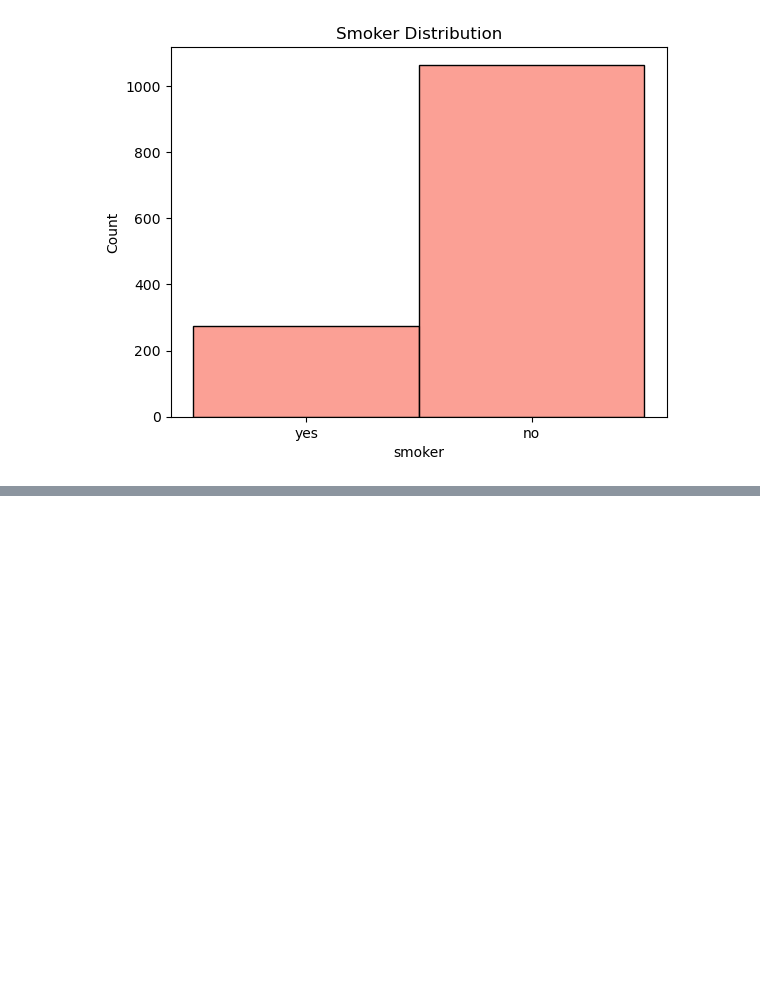
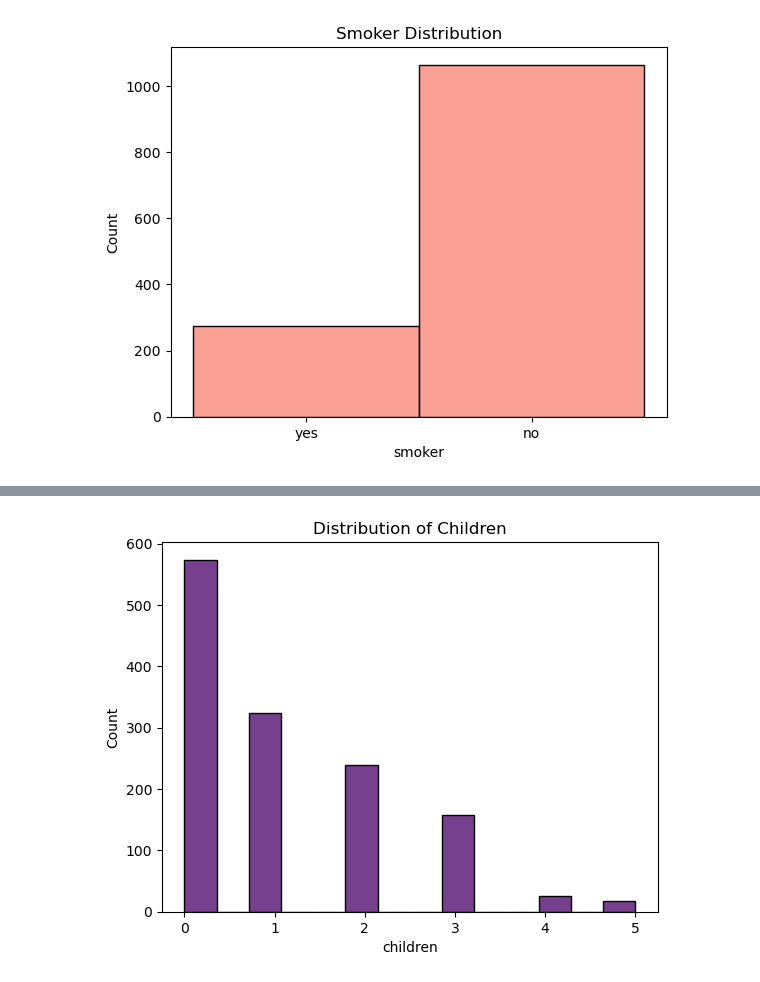
Before and after one commit to MikaMohd/Project-4-Group-7, a Jupyter notebook: group_7_RandomForrestRegressor.ipynb, the cells around one changed output, grey strips where cells are left out. Cells and saved outputs as stored; diff of their text form; code cells hidden in the pictures; blank space fills up the shorter version.

```diff
--- a/group_7_RandomForrestRegressor.ipynb
+++ b/group_7_RandomForrestRegressor.ipynb
@@ -98,0 +163,6 @@ plt.show()
+# %%
+#Visual for the children distribution
+sns.histplot(h_data['children'], color='#49006a').set(title= 'Distribution of Children')
+plt.show()
+# %% [output]
+[figure, added]
```
Also changed, not shown: parts of 11 cells of this notebook.
